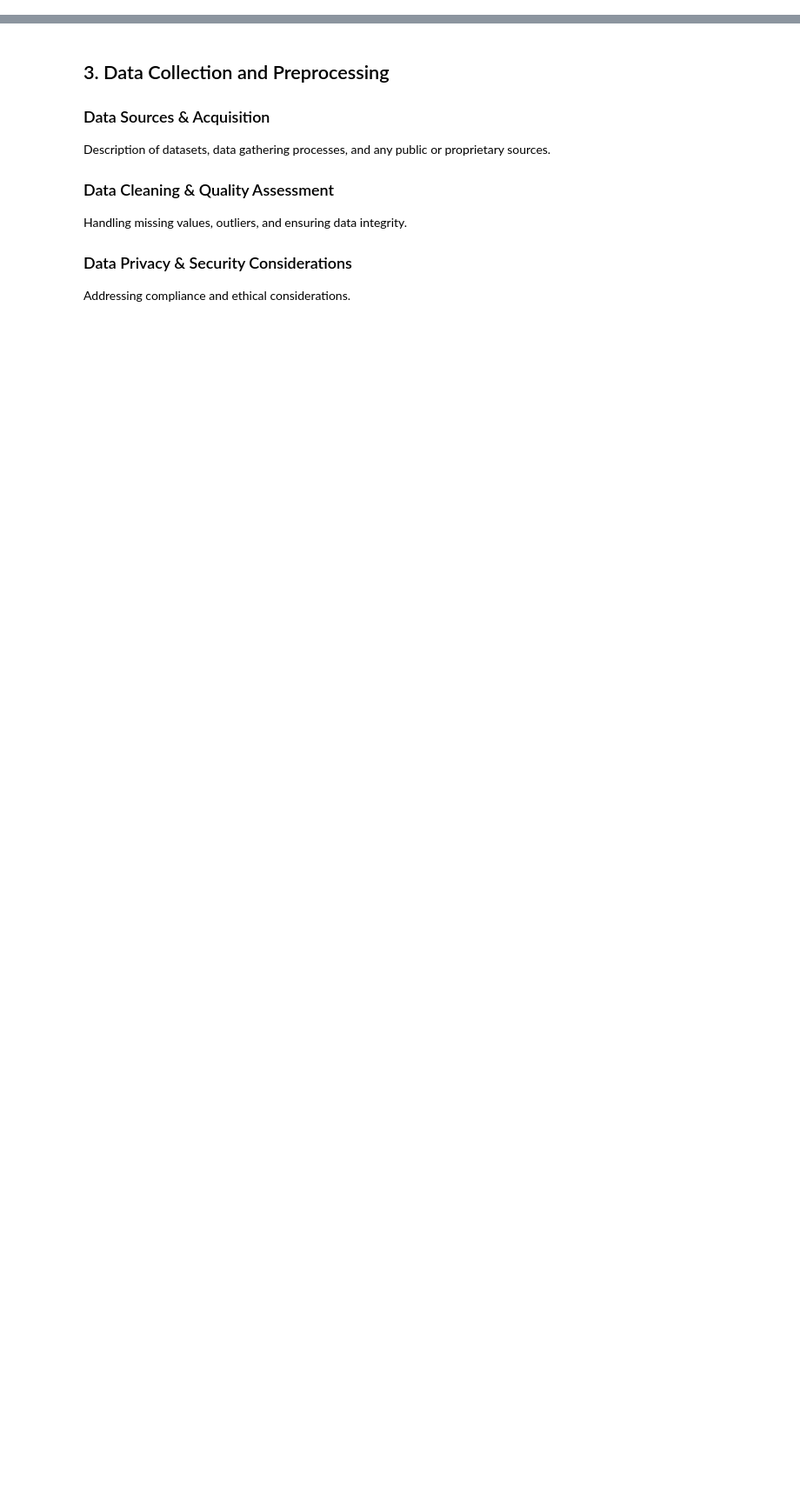
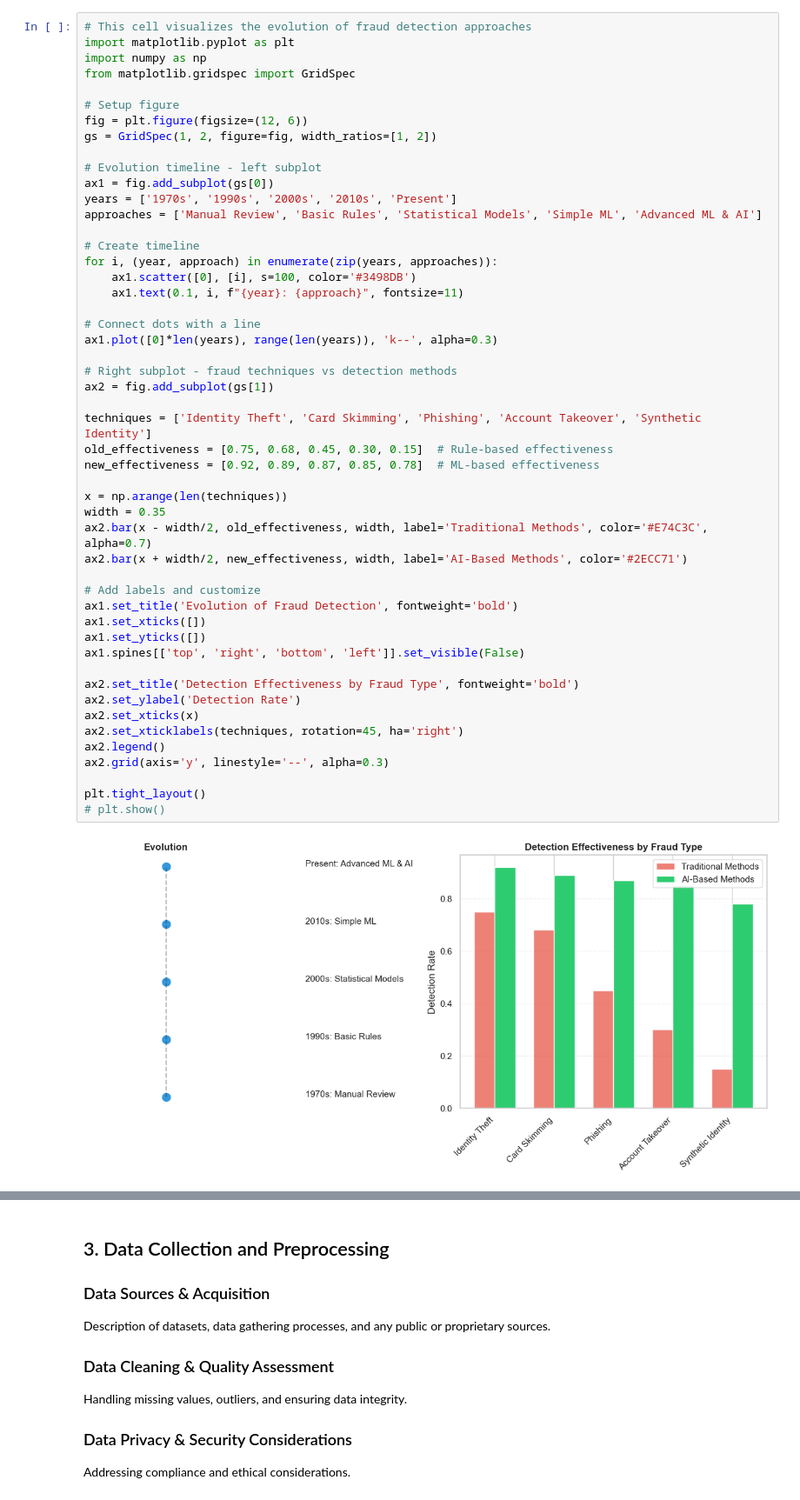
Before and after one commit to dev-S-t/FraudDetectionSystem, a Jupyter notebook: Model_creation/Credit_Card_Fraud_Detection_System_V2.ipynb, the cells around one changed output, grey strips where cells are left out. Shown at 87% size. Drawn from its saved outputs; the diff is of its cells as text; blank space fills up the shorter version.

```diff
--- a/Model_creation/Credit_Card_Fraud_Detection_System_V2.ipynb
+++ b/Model_creation/Credit_Card_Fraud_Detection_System_V2.ipynb
@@ -27,0 +169,52 @@ Identify the beneficiaries of the solution (banks, customers, regulatory bodies)
+# %%
+# This cell visualizes the evolution of fraud detection approaches
+import matplotlib.pyplot as plt
+import numpy as np
+from matplotlib.gridspec import GridSpec
+
+# Setup figure
+fig = plt.figure(figsize=(12, 6))
+gs = GridSpec(1, 2, figure=fig, width_ratios=[1, 2])
+
+# Evolution timeline - left subplot
+ax1 = fig.add_subplot(gs[0])
+years = ['1970s', '1990s', '2000s', '2010s', 'Present']
+approaches = ['Manual Review', 'Basic Rules', 'Statistical Models', 'Simple ML', 'Advanced ML & AI']
+
+# Create timeline
+for i, (year, approach) in enumerate(zip(years, approaches)):
+    ax1.scatter([0], [i], s=100, color='#3498DB')
+    ax1.text(0.1, i, f"{year}: {approach}", fontsize=11)
+
+# Connect dots with a line
+ax1.plot([0]*len(years), range(len(years)), 'k--', alpha=0.3)
+
+# Right subplot - fraud techniques vs detection methods
+ax2 = fig.add_subplot(gs[1])
+
+techniques = ['Identity Theft', 'Card Skimming', 'Phishing', 'Account Takeover', 'Synthetic Identity']
+old_effectiveness = [0.75, 0.68, 0.45, 0.30, 0.15]  # Rule-based effectiveness
+new_effectiveness = [0.92, 0.89, 0.87, 0.85, 0.78]  # ML-based effectiveness
+
+x = np.arange(len(techniques))
+width = 0.35
+ax2.bar(x - width/2, old_effectiveness, width, label='Traditional Methods', color='#E74C3C', alpha=0.7)
+ax2.bar(x + width/2, new_effectiveness, width, label='AI-Based Methods', color='#2ECC71')
+
+# Add labels and customize
+ax1.set_title('Evolution of Fraud Detection', fontweight='bold')
+ax1.set_xticks([])
+ax1.set_yticks([])
+ax1.spines[['top', 'right', 'bottom', 'left']].set_visible(False)
+
+ax2.set_title('Detection Effectiveness by Fraud Type', fontweight='bold')
+ax2.set_ylabel('Detection Rate')
+ax2.set_xticks(x)
+ax2.set_xticklabels(techniques, rotation=45, ha='right')
+ax2.legend()
+ax2.grid(axis='y', linestyle='--', alpha=0.3)
+
+plt.tight_layout()
+# plt.show()
+# %% [output]
+[figure, added]
```
Also changed, not shown: parts of 16 cells of this notebook, 1 other file.
